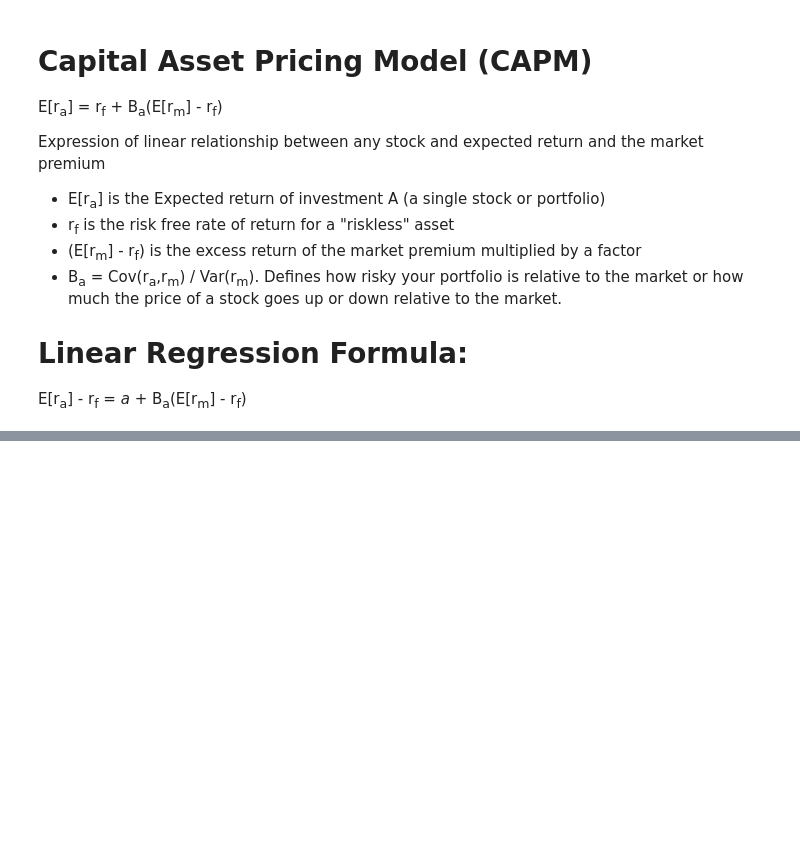
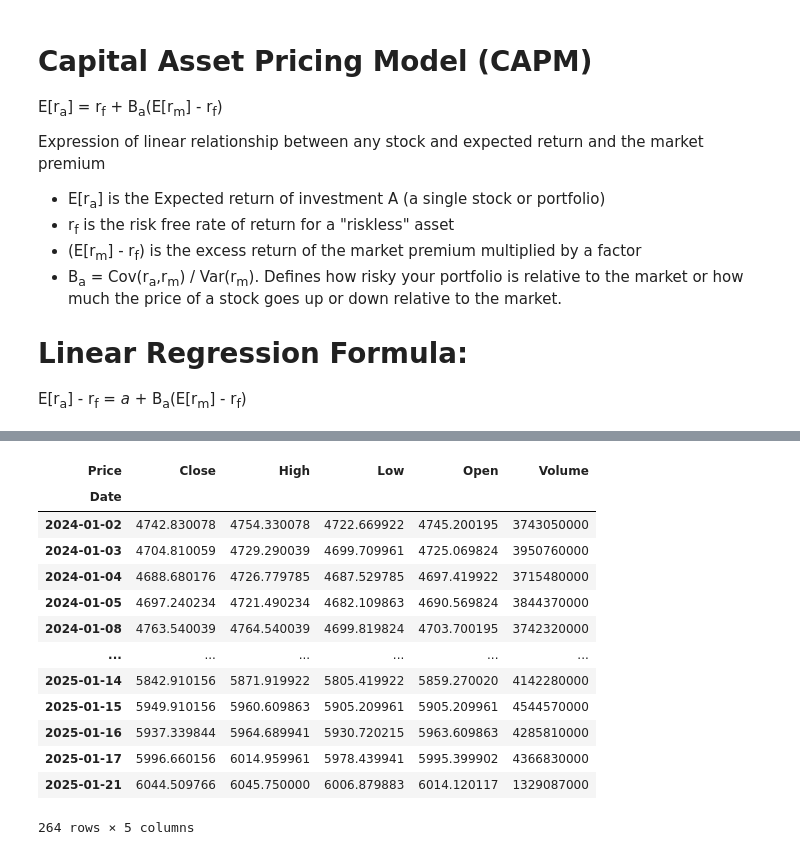
Before and after one commit to 5791nbm/FinCoLab, a Jupyter notebook: CAPM.ipynb, the cells around one changed output, grey strips where cells are left out. Drawn from its saved outputs; the diff is of its cells as text; code cells hidden in the pictures; blank space fills up the shorter version.

```diff
--- a/CAPM.ipynb
+++ b/CAPM.ipynb
@@ -18,0 +66,17 @@ E[r<sub>a</sub>] - r<sub>f</sub> = *a* + B<sub>a</sub>(E[r<sub>m</sub>] - r<sub>
+# %%
+df_.xs('^GSPC', axis=1, level='Ticker')
+# %% [output]
+| Price | Close | High | Low | Open | Volume |
+| Date |  |  |  |  |  |
+| 2024-01-02 | 4742.830078 | 4754.330078 | 4722.669922 | 4745.200195 | 3743050000 |
+| 2024-01-03 | 4704.810059 | 4729.290039 | 4699.709961 | 4725.069824 | 3950760000 |
+| 2024-01-04 | 4688.680176 | 4726.779785 | 4687.529785 | 4697.419922 | 3715480000 |
+| 2024-01-05 | 4697.240234 | 4721.490234 | 4682.109863 | 4690.569824 | 3844370000 |
+| 2024-01-08 | 4763.540039 | 4764.540039 | 4699.819824 | 4703.700195 | 3742320000 |
+| ... | ... | ... | ... | ... | ... |
+| 2025-01-14 | 5842.910156 | 5871.919922 | 5805.419922 | 5859.270020 | 4142280000 |
+| 2025-01-15 | 5949.910156 | 5960.609863 | 5905.209961 | 5905.209961 | 4544570000 |
+| 2025-01-16 | 5937.339844 | 5964.689941 | 5930.720215 | 5963.609863 | 4285810000 |
+| 2025-01-17 | 5996.660156 | 6014.959961 | 5978.439941 | 5995.399902 | 4366830000 |
+| 2025-01-21 | 6044.509766 | 6045.750000 | 6006.879883 | 6014.120117 | 1329087000 |
+264 rows × 5 columns
```
Also changed, not shown: parts of 5 cells of this notebook.
